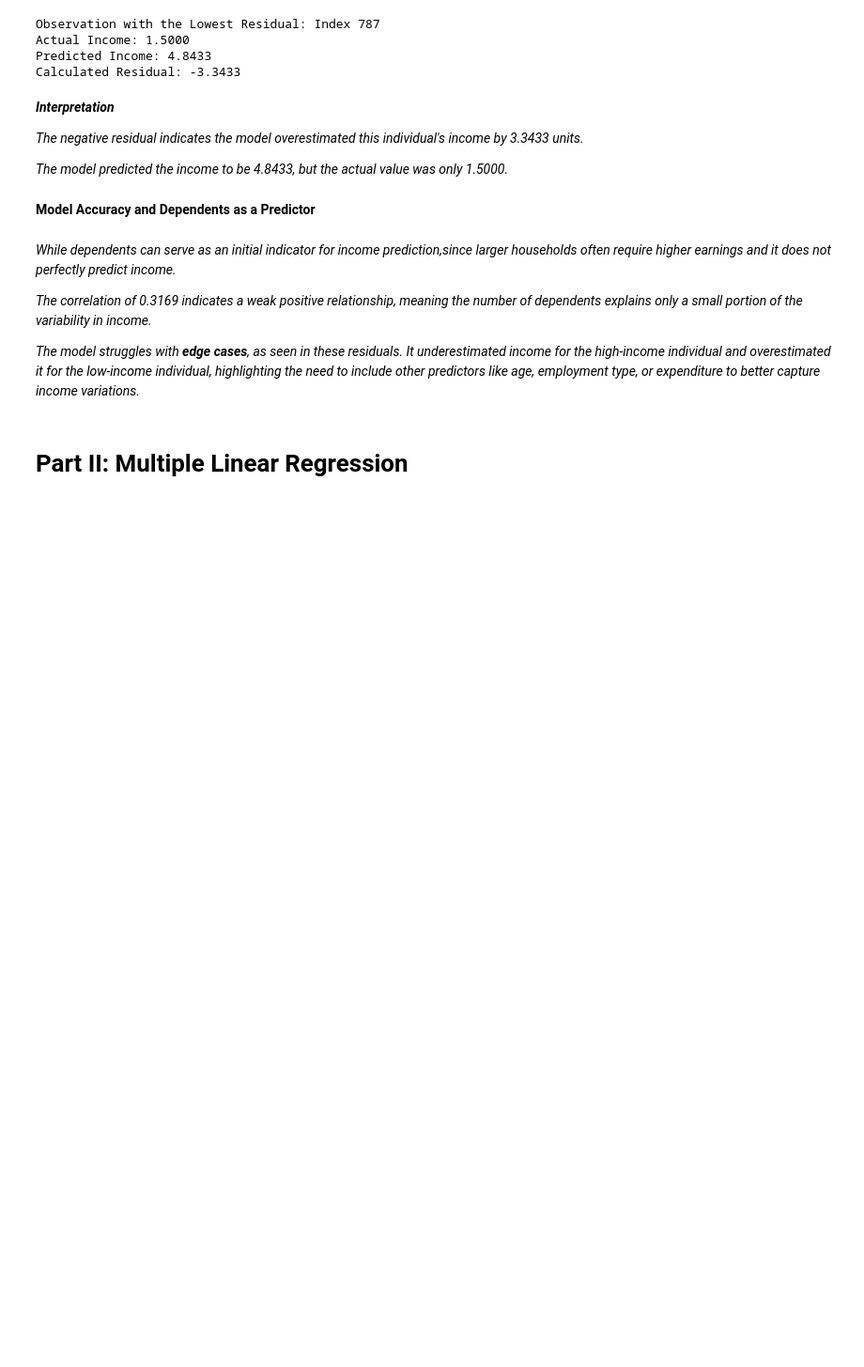
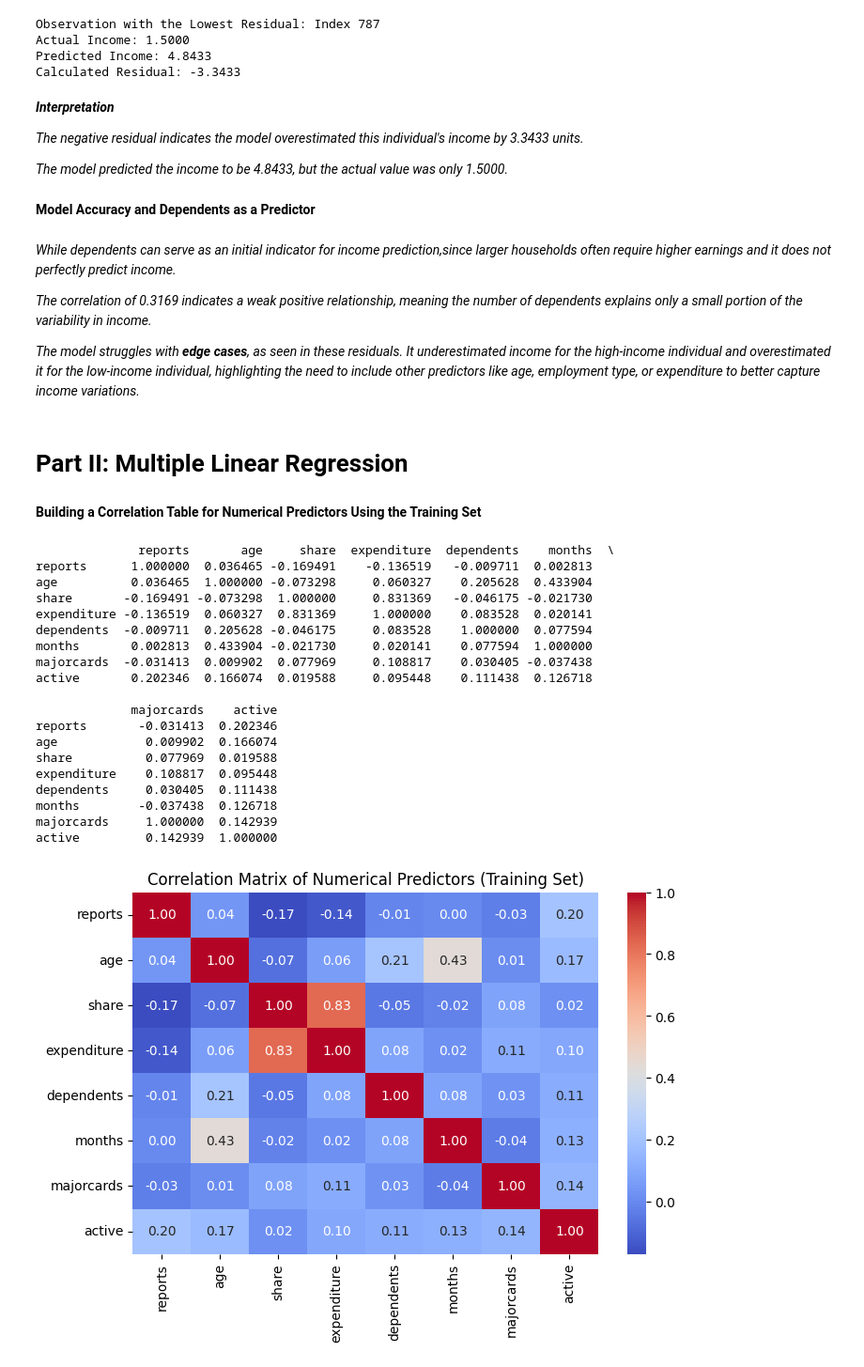
Before and after one commit to prabuj1611/Credit-Card-Income-Prediction, a Jupyter notebook: credit_card_Analysis.ipynb, the cells around one changed output. Shown: that part at 94% size. Saved outputs shown, nothing was run; the diff lists cells and outputs as text; code cells hidden in the pictures; blank space fills up the shorter version.

```diff
--- a/credit_card_Analysis.ipynb
+++ b/credit_card_Analysis.ipynb
@@ -340,3 +340,46 @@ Calculated Residual: -3.3433
 *The model struggles with ***edge cases***, as seen in these residuals. It underestimated income for the high-income individual and overestimated it for the low-income individual, highlighting the need to include other predictors like age, employment type, or expenditure to better capture income variations.*
 # %% [markdown]
 # **Part II: Multiple Linear Regression**
+# %%
+df1 = pd.read_csv(CreditCard)
+# %% [markdown]
+**Building a Correlation Table for Numerical Predictors Using the Training Set**
+# %%
+X1 = df1[['reports','age','share','expenditure','dependents','months','majorcards','active']]
+y1 = df1['income']
+
+# Creating a 60-40 train-test split
+X1_train, X1_test, y1_train, y1_test = train_test_split(X1, y1, test_size=0.4, random_state=218, shuffle=False)
+# %%
+# Correlation matrix for numerical features in the training set
+correlation_matrix = X1_train.corr()
+
+# Displaying the correlation matrix
+print(correlation_matrix)
+
+# Visualizing the correlation matrix using a heatmap
+plt.figure(figsize=(8, 5))
+sns.heatmap(correlation_matrix, annot=True, cmap='coolwarm', fmt=".2f")
+plt.title('Correlation Matrix of Numerical Predictors (Training Set)')
+plt.show()
+# %% [output]
+              reports       age     share  expenditure  dependents    months  \
+reports      1.000000  0.036465 -0.169491    -0.136519   -0.009711  0.002813
+age          0.036465  1.000000 -0.073298     0.060327    0.205628  0.433904
+share       -0.169491 -0.073298  1.000000     0.831369   -0.046175 -0.021730
+expenditure -0.136519  0.060327  0.831369     1.000000    0.083528  0.020141
+dependents  -0.009711  0.205628 -0.046175     0.083528    1.000000  0.077594
+months       0.002813  0.433904 -0.021730     0.020141    0.077594  1.000000
+majorcards  -0.031413  0.009902  0.077969     0.108817    0.030405 -0.037438
+active       0.202346  0.166074  0.019588     0.095448    0.111438  0.126718
+
+             majorcards    active
+reports       -0.031413  0.202346
+age            0.009902  0.166074
+share          0.077969  0.019588
+expenditure    0.108817  0.095448
+dependents     0.030405  0.111438
+months        -0.037438  0.126718
+majorcards     1.000000  0.142939
+active         0.142939  1.000000
+[figure, added]
```
Also changed, not shown: parts of 6 cells of this notebook, 1 other file.
